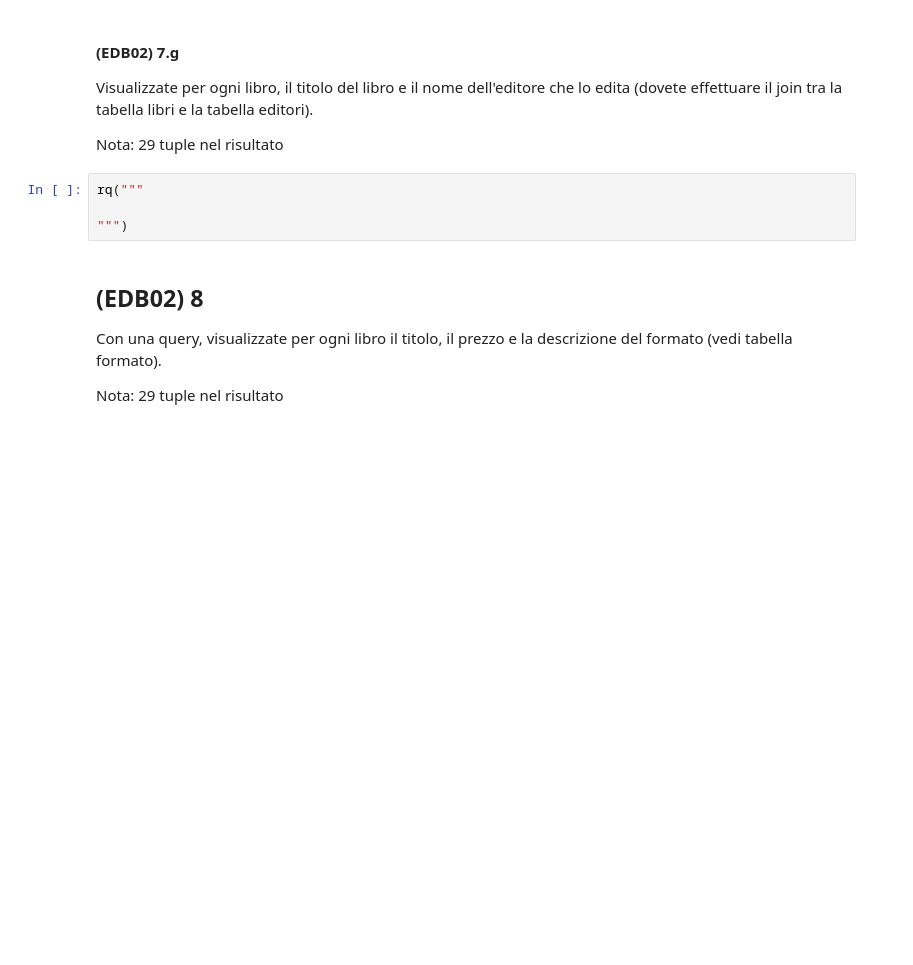
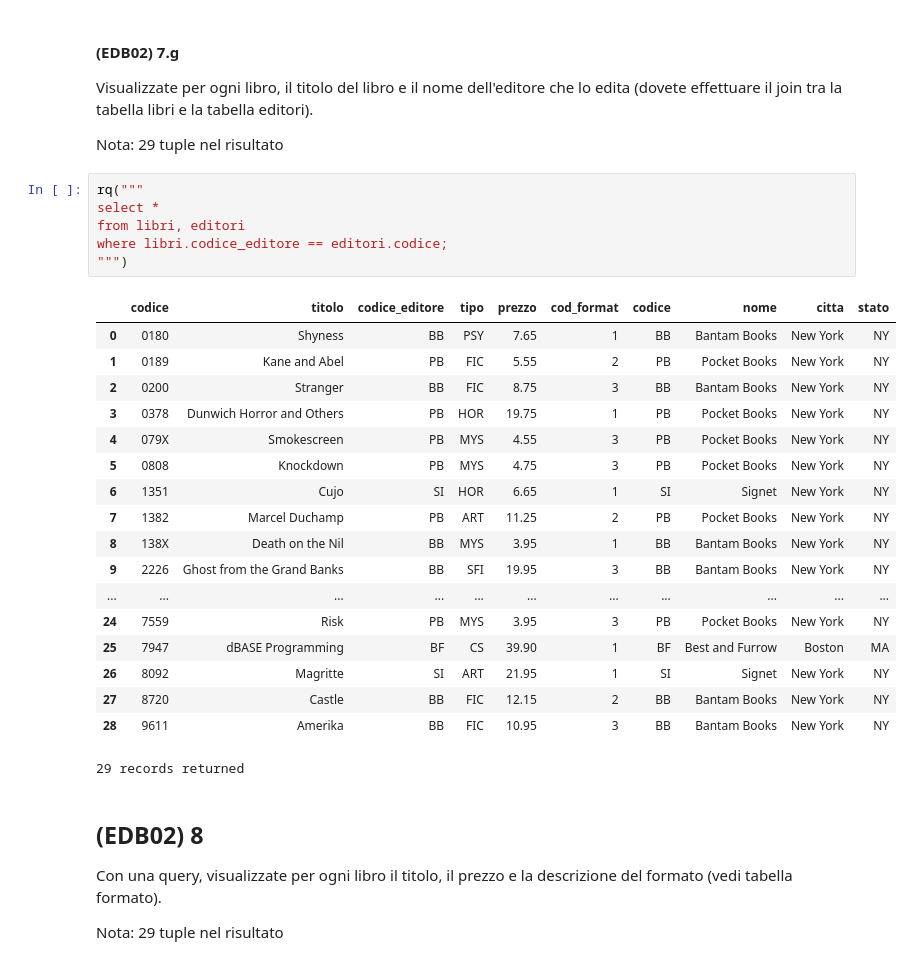
Before and after one commit to morettitommaso/sql-exercises, a Jupyter notebook: edb02_librerie.ipynb, the cells around one changed output. Cells and saved outputs as stored; diff of their text form; blank space fills up the shorter version.

```diff
--- a/edb02_librerie.ipynb
+++ b/edb02_librerie.ipynb
@@ -373,10 +508,31 @@ Vi ricordate come dal prodotto cartesiano si passa ad un join? Se non ve lo rico
 Visualizzate per ogni libro, il titolo del libro e il nome dell'editore che lo edita (dovete effettuare il join tra la tabella libri e la tabella editori).
 
 Nota: 29 tuple nel risultato
-# %%
-rq("""
-
-""")
+# %%
+rq("""
+select *
+from libri, editori
+where libri.codice_editore == editori.codice;
+""")
+# %% [output]
+|  | codice | titolo | codice_editore | tipo | prezzo | cod_format | codice | nome | citta | stato |
+| 0 | 0180 | Shyness | BB | PSY | 7.65 | 1 | BB | Bantam Books | New York | NY |
+| 1 | 0189 | Kane and Abel | PB | FIC | 5.55 | 2 | PB | Pocket Books | New York | NY |
+| 2 | 0200 | Stranger | BB | FIC | 8.75 | 3 | BB | Bantam Books | New York | NY |
+| 3 | 0378 | Dunwich Horror and Others | PB | HOR | 19.75 | 1 | PB | Pocket Books | New York | NY |
+| 4 | 079X | Smokescreen | PB | MYS | 4.55 | 3 | PB | Pocket Books | New York | NY |
+| 5 | 0808 | Knockdown | PB | MYS | 4.75 | 3 | PB | Pocket Books | New York | NY |
+| 6 | 1351 | Cujo | SI | HOR | 6.65 | 1 | SI | Signet | New York | NY |
+| 7 | 1382 | Marcel Duchamp | PB | ART | 11.25 | 2 | PB | Pocket Books | New York | NY |
+| 8 | 138X | Death on the Nil | BB | MYS | 3.95 | 1 | BB | Bantam Books | New York | NY |
+| 9 | 2226 | Ghost from the Grand Banks | BB | SFI | 19.95 | 3 | BB | Bantam Books | New York | NY |
+| ... | ... | ... | ... | ... | ... | ... | ... | ... | ... | ... |
+| 24 | 7559 | Risk | PB | MYS | 3.95 | 3 | PB | Pocket Books | New York | NY |
+| 25 | 7947 | dBASE Programming | BF | CS | 39.90 | 1 | BF | Best and Furrow | Boston | MA |
+| 26 | 8092 | Magritte | SI | ART | 21.95 | 1 | SI | Signet | New York | NY |
+| 27 | 8720 | Castle | BB | FIC | 12.15 | 2 | BB | Bantam Books | New York | NY |
+| 28 | 9611 | Amerika | BB | FIC | 10.95 | 3 | BB | Bantam Books | New York | NY |
+29 records returned
 # %% [markdown]
 ## (EDB02) 8
 
```
Also changed, not shown: parts of 43 cells of this notebook.
